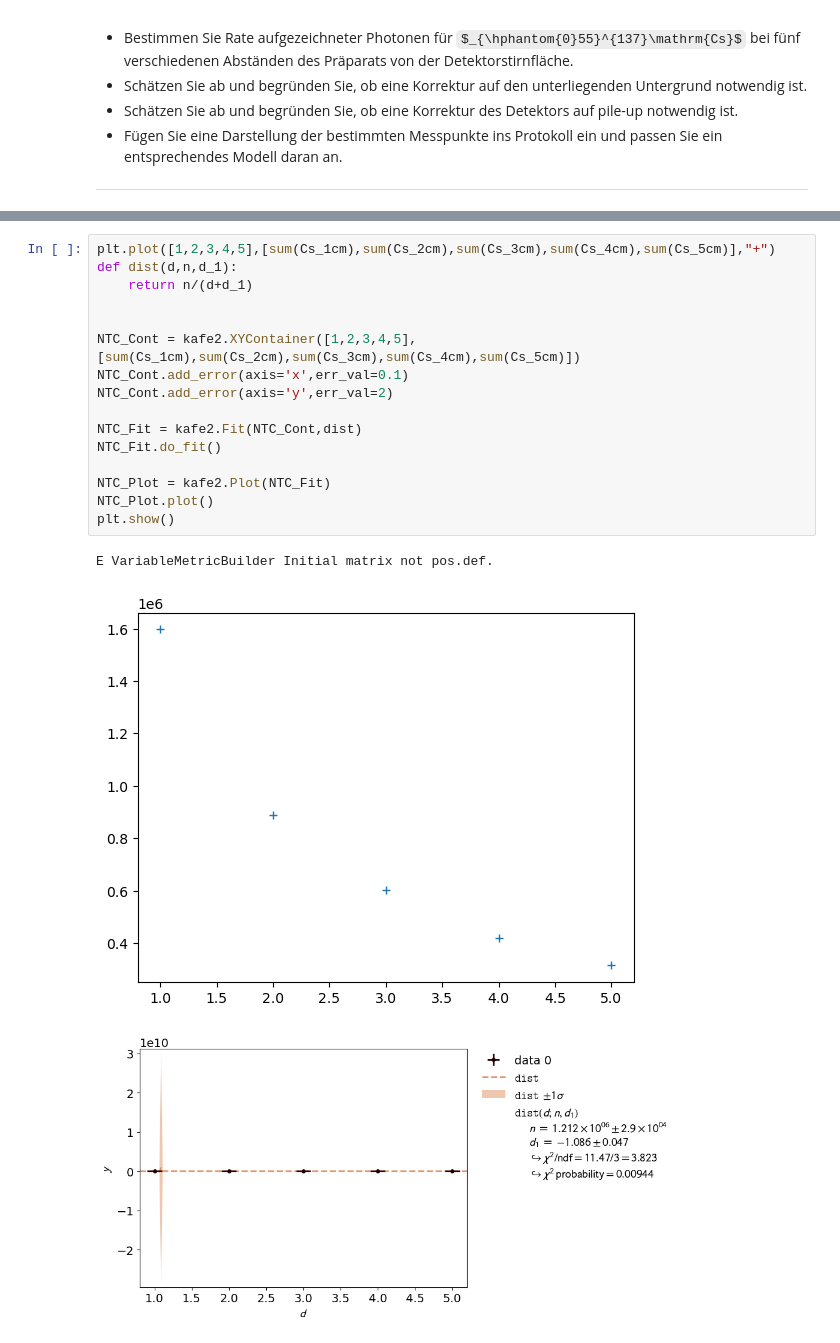
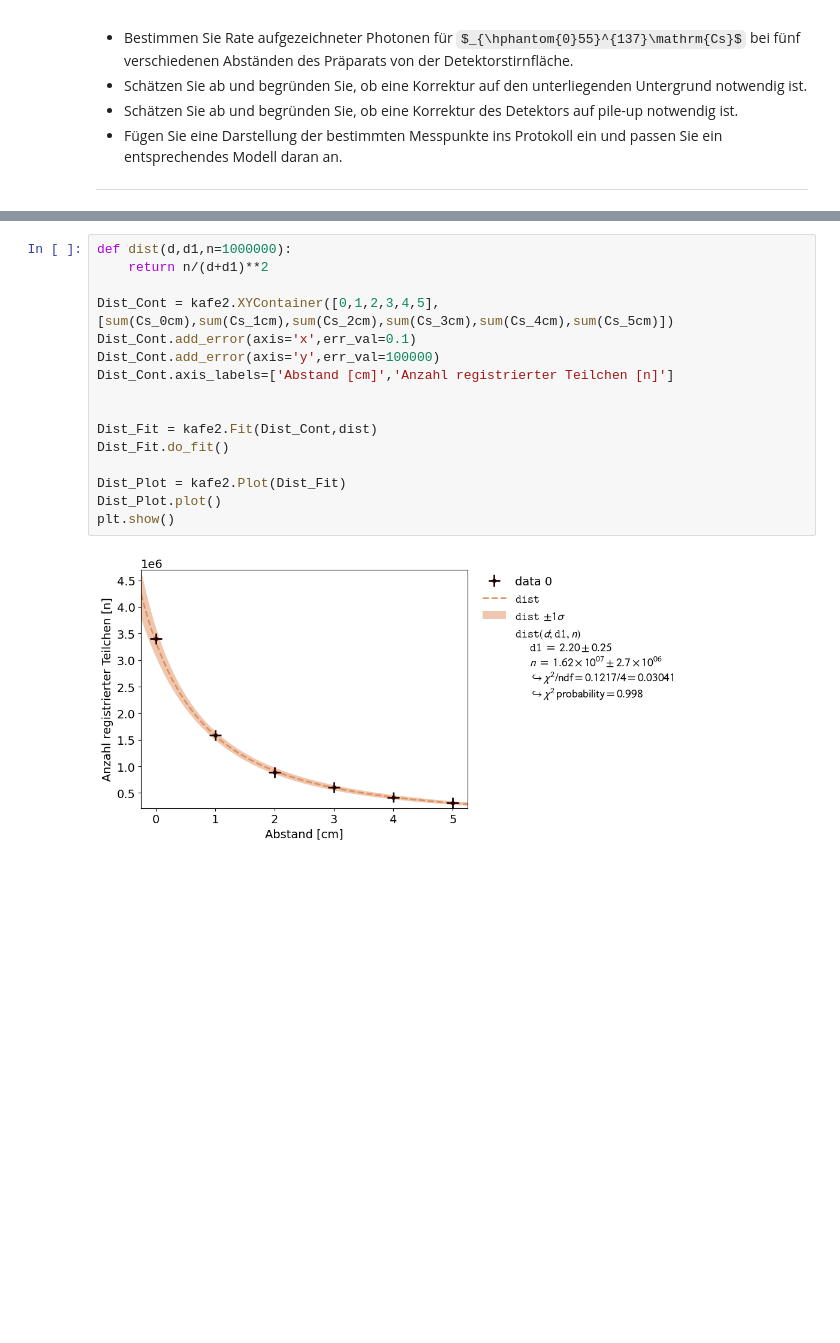
Before and after one commit to HerbertderGrosse/P2-sose-2024, a Jupyter notebook: Gammaspektroskopie/Gammaspektroskopie Jonah.ipynb, the cells around one changed output, grey strips where cells are left out. Cells and saved outputs as stored; diff of their text form; some formulas as TeX source; blank space fills up the shorter version.

```diff
--- a/Gammaspektroskopie/Gammaspektroskopie Jonah.ipynb
+++ b/Gammaspektroskopie/Gammaspektroskopie Jonah.ipynb
@@ -238,20 +251,18 @@ plt.show()
 # %%
-plt.plot([1,2,3,4,5],[sum(Cs_1cm),sum(Cs_2cm),sum(Cs_3cm),sum(Cs_4cm),sum(Cs_5cm)],"+")
-def dist(d,n,d_1):
-    return n/(d+d_1)
+def dist(d,d1,n=1000000):
+    return n/(d+d1)**2
+
+Dist_Cont = kafe2.XYContainer([0,1,2,3,4,5],[sum(Cs_0cm),sum(Cs_1cm),sum(Cs_2cm),sum(Cs_3cm),sum(Cs_4cm),sum(Cs_5cm)])
+Dist_Cont.add_error(axis='x',err_val=0.1)
+Dist_Cont.add_error(axis='y',err_val=100000)
+Dist_Cont.axis_labels=['Abstand [cm]','Anzahl registrierter Teilchen [n]']
 
 
-NTC_Cont = kafe2.XYContainer([1,2,3,4,5],[sum(Cs_1cm),sum(Cs_2cm),sum(Cs_3cm),sum(Cs_4cm),sum(Cs_5cm)])
-NTC_Cont.add_error(axis='x',err_val=0.1)
-NTC_Cont.add_error(axis='y',err_val=2)
+Dist_Fit = kafe2.Fit(Dist_Cont,dist)
+Dist_Fit.do_fit()
 
-NTC_Fit = kafe2.Fit(NTC_Cont,dist)
-NTC_Fit.do_fit()
-
-NTC_Plot = kafe2.Plot(NTC_Fit)
-NTC_Plot.plot()
+Dist_Plot = kafe2.Plot(Dist_Fit)
+Dist_Plot.plot()
 plt.show()
 # %% [output]
-E VariableMetricBuilder Initial matrix not pos.def.
-[figure, old version]
+[figure, new version]
-[figure, removed]
```
Also changed, not shown: parts of 6 cells of this notebook.
